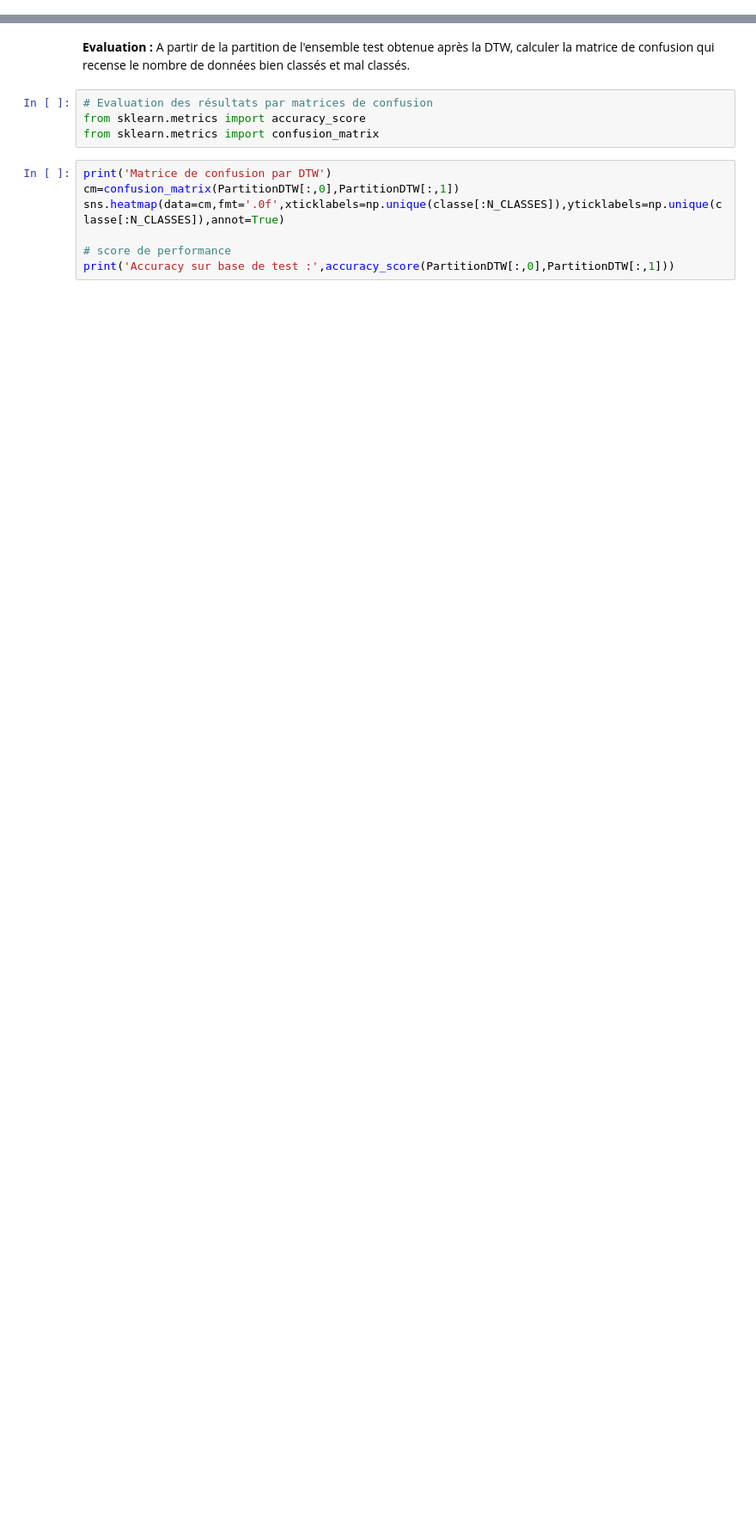
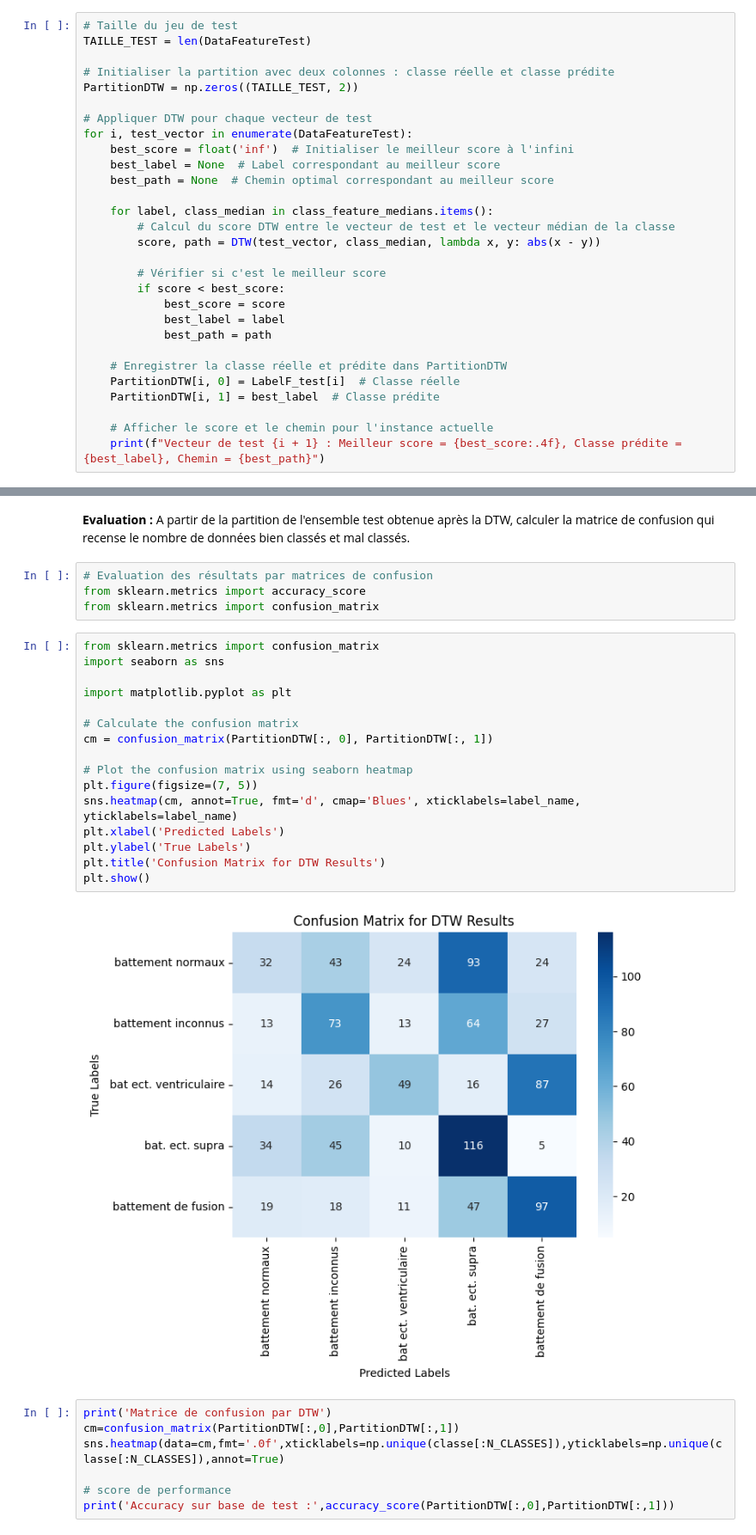
Before and after one commit to AsmaeKarmouchi/Project_ECG_Classification, a Jupyter notebook: Projet_ECG_Etudiant.ipynb, the cells around one changed output, grey strips where cells are left out. Shown at 86% size. Drawn from its saved outputs; the diff is of its cells as text; blank space fills up the shorter version.

```diff
--- a/Projet_ECG_Etudiant.ipynb
+++ b/Projet_ECG_Etudiant.ipynb
@@ -236,3 +237,32 @@ b) Déterminer la classe d'appartenance par minimum du score sur toutes les clas
 PartitionDTW=np.zeros((TAILLE_TEST*N_CLASSES,2))
 
 ## à coder
+# %%
+# Taille du jeu de test
+TAILLE_TEST = len(DataFeatureTest)
+
+# Initialiser la partition avec deux colonnes : classe réelle et classe prédite
+PartitionDTW = np.zeros((TAILLE_TEST, 2))
+
+# Appliquer DTW pour chaque vecteur de test
+for i, test_vector in enumerate(DataFeatureTest):
+    best_score = float('inf')  # Initialiser le meilleur score à l'infini
+    best_label = None  # Label correspondant au meilleur score
+    best_path = None  # Chemin optimal correspondant au meilleur score
+
+    for label, class_median in class_feature_medians.items():
+        # Calcul du score DTW entre le vecteur de test et le vecteur médian de la classe
+        score, path = DTW(test_vector, class_median, lambda x, y: abs(x - y))
+
+        # Vérifier si c'est le meilleur score
+        if score < best_score:
+            best_score = score
+            best_label = label
+            best_path = path
+
+    # Enregistrer la classe réelle et prédite dans PartitionDTW
+    PartitionDTW[i, 0] = LabelF_test[i]  # Classe réelle
+    PartitionDTW[i, 1] = best_label  # Classe prédite
+
+    # Afficher le score et le chemin pour l'instance actuelle
+    print(f"Vecteur de test {i + 1} : Meilleur score = {best_score:.4f}, Classe prédite = {best_label}, Chemin = {best_path}")
@@ -242,6 +290,24 @@ PartitionDTW=np.zeros((TAILLE_TEST*N_CLASSES,2))
 # Evaluation des résultats par matrices de confusion
 from sklearn.metrics import accuracy_score
 from sklearn.metrics import confusion_matrix
+# %%
+from sklearn.metrics import confusion_matrix
+import seaborn as sns
+
+import matplotlib.pyplot as plt
+
+# Calculate the confusion matrix
+cm = confusion_matrix(PartitionDTW[:, 0], PartitionDTW[:, 1])
+
+# Plot the confusion matrix using seaborn heatmap
+plt.figure(figsize=(7, 5))
+sns.heatmap(cm, annot=True, fmt='d', cmap='Blues', xticklabels=label_name, yticklabels=label_name)
+plt.xlabel('Predicted Labels')
+plt.ylabel('True Labels')
+plt.title('Confusion Matrix for DTW Results')
+plt.show()
+# %% [output]
+[figure, added]
 # %%
 print('Matrice de confusion par DTW')
 cm=confusion_matrix(PartitionDTW[:,0],PartitionDTW[:,1])
```
Also changed, not shown: parts of 4 cells of this notebook, 9 other files.
